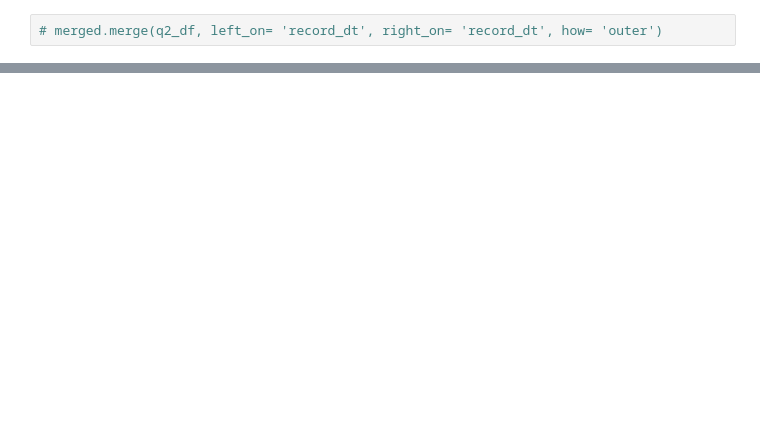
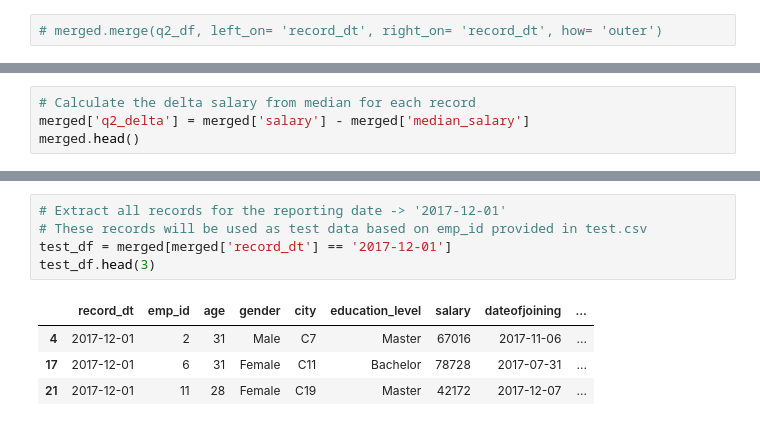
Before and after one commit to ada-nai/emp-attr, a Jupyter notebook: Notebook.ipynb, the cells around one changed output, grey strips where cells are left out. Saved outputs shown, nothing was run; the diff lists cells and outputs as text; blank space fills up the shorter version.

```diff
--- a/Notebook.ipynb
+++ b/Notebook.ipynb
@@ -203,0 +214,4 @@ merged['q2_delta'] = merged['salary'] - merged[('salary', 'median')]
+# %%
+# Calculate the delta salary from median for each record
+merged['q2_delta'] = merged['salary'] - merged['median_salary']
+merged.head()
@@ -203,0 +239,10 @@ merged['q2_delta'] = merged['salary'] - merged[('salary', 'median')]
+# %%
+# Extract all records for the reporting date -> '2017-12-01'
+# These records will be used as test data based on emp_id provided in test.csv
+test_df = merged[merged['record_dt'] == '2017-12-01']
+test_df.head(3)
+# %% [output]
+|  | record_dt | emp_id | age | gender | city | education_level | salary | dateofjoining | ... |
+| 4 | 2017-12-01 | 2 | 31 | Male | C7 | Master | 67016 | 2017-11-06 | ... |
+| 17 | 2017-12-01 | 6 | 31 | Female | C11 | Bachelor | 78728 | 2017-07-31 | ... |
+| 21 | 2017-12-01 | 11 | 28 | Female | C19 | Master | 42172 | 2017-12-07 | ... |
```
Also changed, not shown: parts of 75 cells of this notebook, 1 other file.
